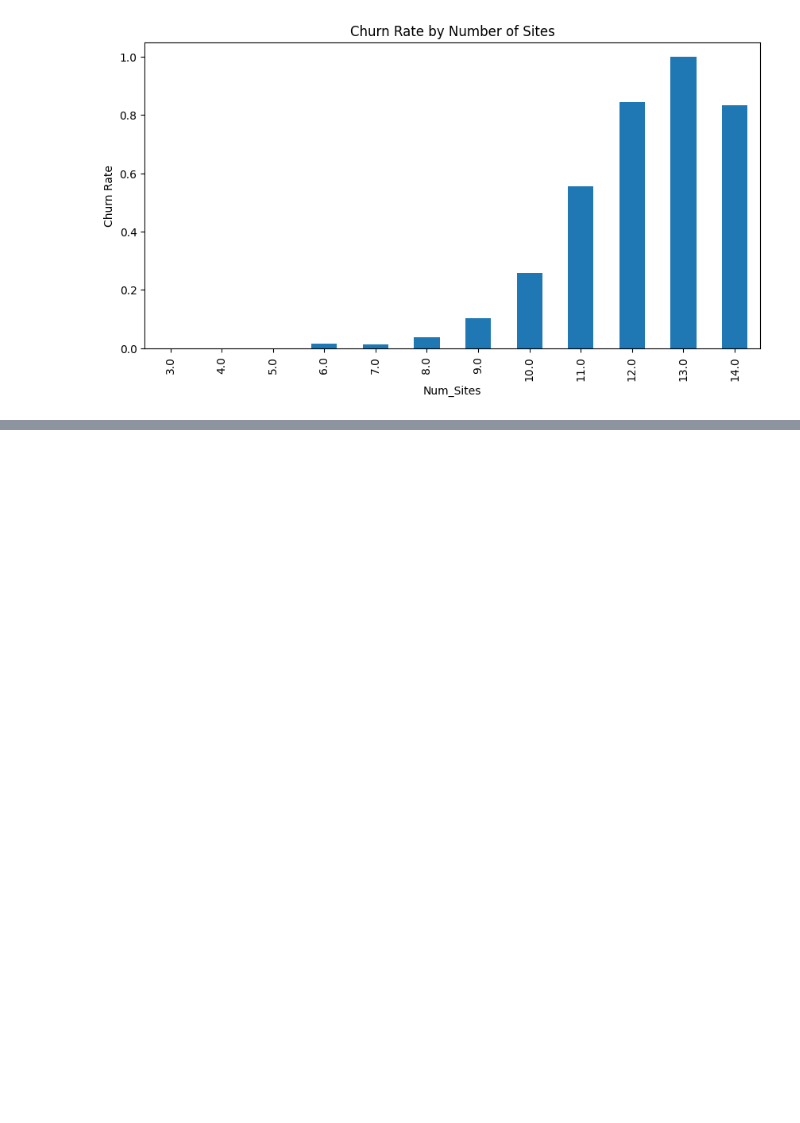
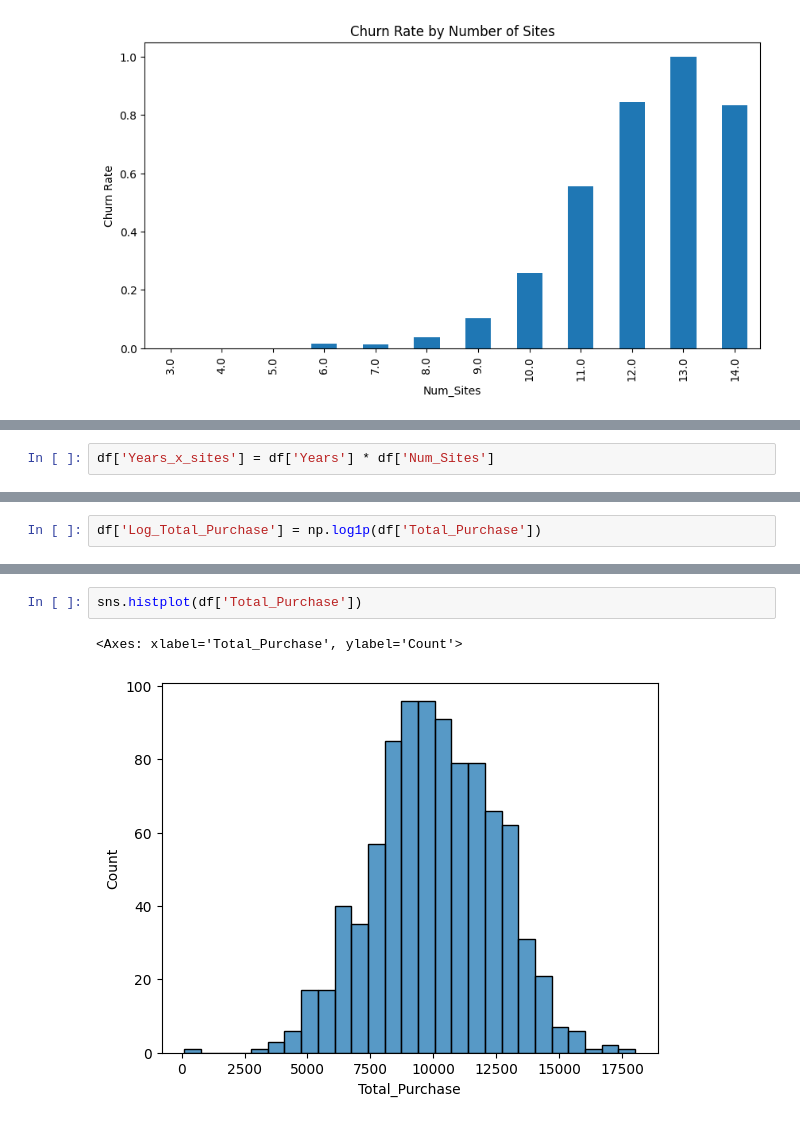
Before and after one commit to jacobabhihail-tech/advanced-data-wrangling-lab, a Jupyter notebook: day07_customer_churn_audit/customer_churn_audit.ipynb, the cells around one changed output, grey strips where cells are left out. Drawn from its saved outputs; the diff is of its cells as text; blank space fills up the shorter version.

```diff
--- a/day07_customer_churn_audit/customer_churn_audit.ipynb
+++ b/day07_customer_churn_audit/customer_churn_audit.ipynb
@@ -202,0 +233,2 @@ plt.show()
+# %%
+df['Years_x_sites'] = df['Years'] * df['Num_Sites']
@@ -202,0 +273,2 @@ plt.show()
+# %%
+df['Log_Total_Purchase'] = np.log1p(df['Total_Purchase'])
@@ -202,0 +301,5 @@ plt.show()
+# %%
+sns.histplot(df['Total_Purchase'])
+# %% [output]
+<Axes: xlabel='Total_Purchase', ylabel='Count'>
+[figure, added]
```
Also changed, not shown: parts of 17 cells of this notebook.
